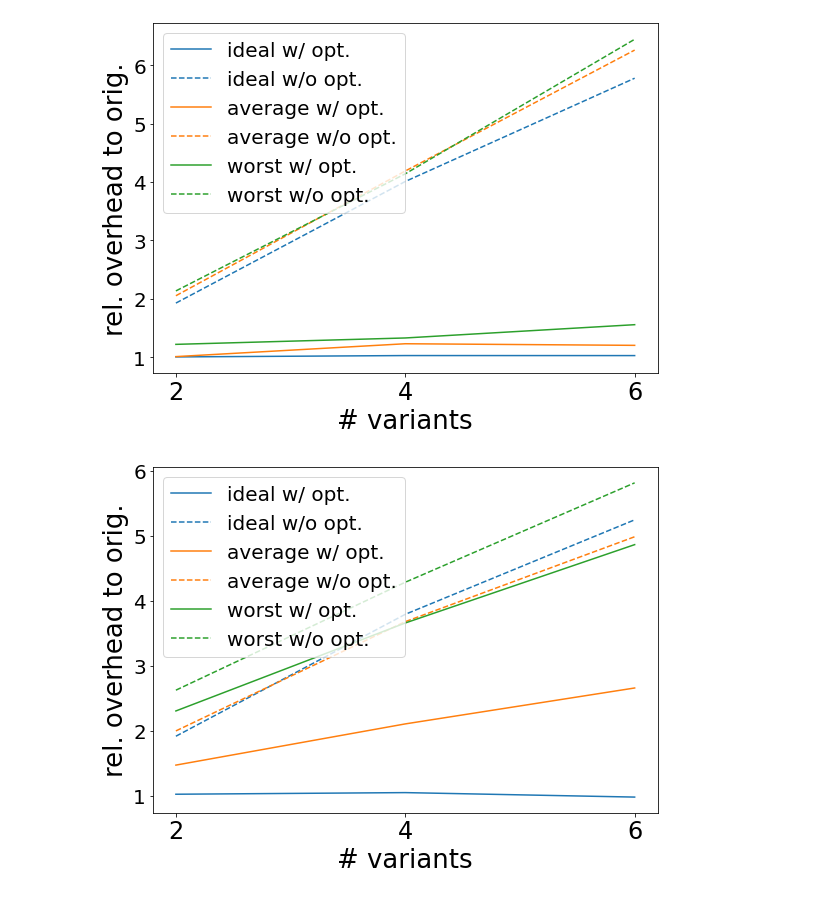
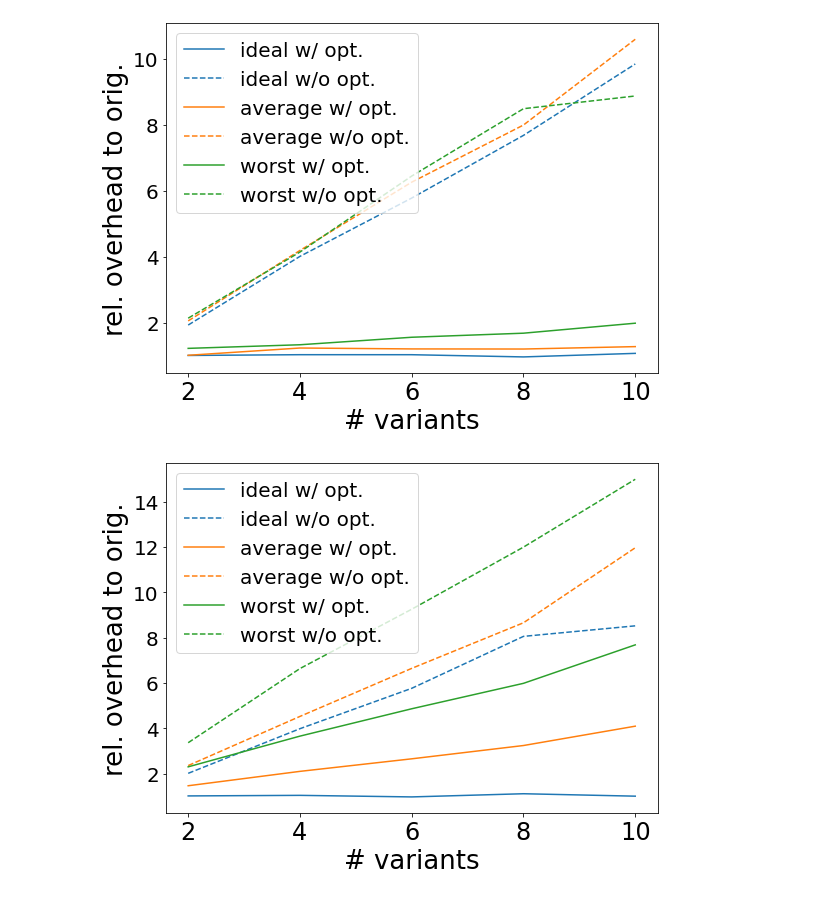
Before and after one commit to stefan-grafberger/mlwhatif, a Jupyter notebook: experiments/plot-benchmark-results--optimizations.ipynb, the cells around one changed output. Saved outputs shown, nothing was run; the diff lists cells and outputs as text; code cells hidden in the pictures.

Commit message:
plot code for all experiments, run experiments with different settings

```diff
--- a/experiments/plot-benchmark-results--optimizations.ipynb
+++ b/experiments/plot-benchmark-results--optimizations.ipynb
@@ -26,9 +27,7 @@ def load_csf_result_data(optimization, scenario, variant_counts, row_count):
             result_df = pd.concat([result_df, new_df], axis=0)
     return result_df
 # %%
-def plot_runtimes(ideal_with_opt, ideal_without_opt,
-                  average_with_opt, average_without_opt,
-                  worst_with_opt, worst_without_opt,
+def plot_runtimes(scenario_name_to_named_metrics: Dict[str, Tuple[float, float]],
                   variant_counts, title):
 
     markersize = 12
@@ -36,20 +35,22 @@ def plot_runtimes(ideal_with_opt, ideal_without_opt,
     #plt.plot(1.0 / epsilons, adult_means / np.min(adult_means), 'o-', markersize=markersize)
 
     # plt.plot(variant_counts, np.array(orig), linestyle='dotted', color='grey')
-    plt.plot(variant_counts, np.array(ideal_with_opt), color='tab:blue')
-    plt.plot(variant_counts, np.array(ideal_without_opt), linestyle='dashed', color='tab:blue')
-    plt.plot(variant_counts, np.array(average_with_opt), color='tab:orange')
-    plt.plot(variant_counts, np.array(average_without_opt), linestyle='dashed', color='tab:orange')
-    plt.plot(variant_counts, np.array(worst_with_opt), color='tab:green')
-    plt.plot(variant_counts, np.array(worst_without_opt), linestyle='dashed', color='tab:green')
+    colors = ['tab:blue', 'tab:orange', 'tab:green', 'tab:red', 'tab:purple']
+
+    for (scenario, (metric_with_opt, metric_witout_opt)), color in zip(scenario_name_to_named_metrics.items(), colors):
+        plt.plot(variant_counts, np.array(metric_with_opt), color=color)
+        plt.plot(variant_counts, np.array(metric_witout_opt), linestyle='dashed', color=color)
+
 
     #plt.ylim((0.9, 5.999))
 
     plt.ylabel('rel. overhead to orig.', fontsize=26)
     plt.xlabel('# variants', fontsize=26)
-    plt.legend(['ideal w/ opt.', 'ideal w/o opt.',
-                'average w/ opt.', 'average w/o opt.',
-                'worst w/ opt.', 'worst w/o opt.',], loc='upper left',
+    legend_names = []
+    for scenario_name in scenario_name_to_named_metrics.keys():
+        legend_names.append(f"{scenario_name} w/ opt.")
+        legend_names.append(f"{scenario_name} w/o opt.")
+    plt.legend(legend_names, loc='upper left',
                #, title="inspections", title_fontsize=16,
                fontsize=20, ncol=1)
     plt.tick_params(axis='both', which='major', labelsize=20)
@@ -75,29 +76,29 @@ def plot_runtimes(ideal_with_opt, ideal_without_opt,
     plt.show()
 # %%
 optimization = "common_subexpression_elimination"
-variant_counts = [2, 4, 6]
+variant_counts = [2, 4, 6, 8, 10]
 row_count = "2000"
 ideal_df = load_csf_result_data(optimization, "ideal", variant_counts, row_count)
 average_df = load_csf_result_data(optimization, "average", variant_counts, row_count)
 worst_df = load_csf_result_data(optimization, "worst", variant_counts, row_count)
-plot_runtimes(ideal_df['analysis_result_with_opt'], ideal_df['analysis_result_without_any_opt'],
-              average_df['analysis_result_with_opt'], average_df['analysis_result_without_any_opt'],
-              worst_df['analysis_result_with_opt'], worst_df['analysis_result_without_any_opt'],
+plot_runtimes({'ideal': (ideal_df['analysis_result_with_opt'], ideal_df['analysis_result_without_any_opt']),
+               'average': (average_df['analysis_result_with_opt'], average_df['analysis_result_without_any_opt']),
+               'worst': (worst_df['analysis_result_with_opt'], worst_df['analysis_result_without_any_opt'])},
               variant_counts,
               f"{optimization}_variant_counts")
 # %% [output]
-[figure, old version]
+[figure, new version]
 # %%
 optimization = "projection_push_up"
-variant_counts = [2, 4, 6]
+variant_counts = [2, 4, 6, 8, 10]
 row_count = "2000"
 ideal_df = load_csf_result_data(optimization, "ideal", variant_counts, row_count)
 average_df = load_csf_result_data(optimization, "average", variant_counts, row_count)
 worst_df = load_csf_result_data(optimization, "worst", variant_counts, row_count)
-plot_runtimes(ideal_df['analysis_result_with_opt_rule'], ideal_df['analysis_result_without_opt_rule'],
-              average_df['analysis_result_with_opt_rule'], average_df['analysis_result_without_opt_rule'],
-              worst_df['analysis_result_with_opt_rule'], worst_df['analysis_result_without_opt_rule'],
+plot_runtimes({'ideal': (ideal_df['analysis_result_with_opt_rule'], ideal_df['analysis_result_without_any_opt']),
+               'average': (average_df['analysis_result_with_opt_rule'], average_df['analysis_result_without_any_opt']),
+               'worst': (worst_df['analysis_result_with_opt_rule'], worst_df['analysis_result_without_any_opt'])},
               variant_counts,
               f"{optimization}_variant_counts")
 # %% [output]
-[figure, old version]
+[figure, new version]
```
Also changed, not shown: parts of 4 cells of this notebook, 51 other files.
